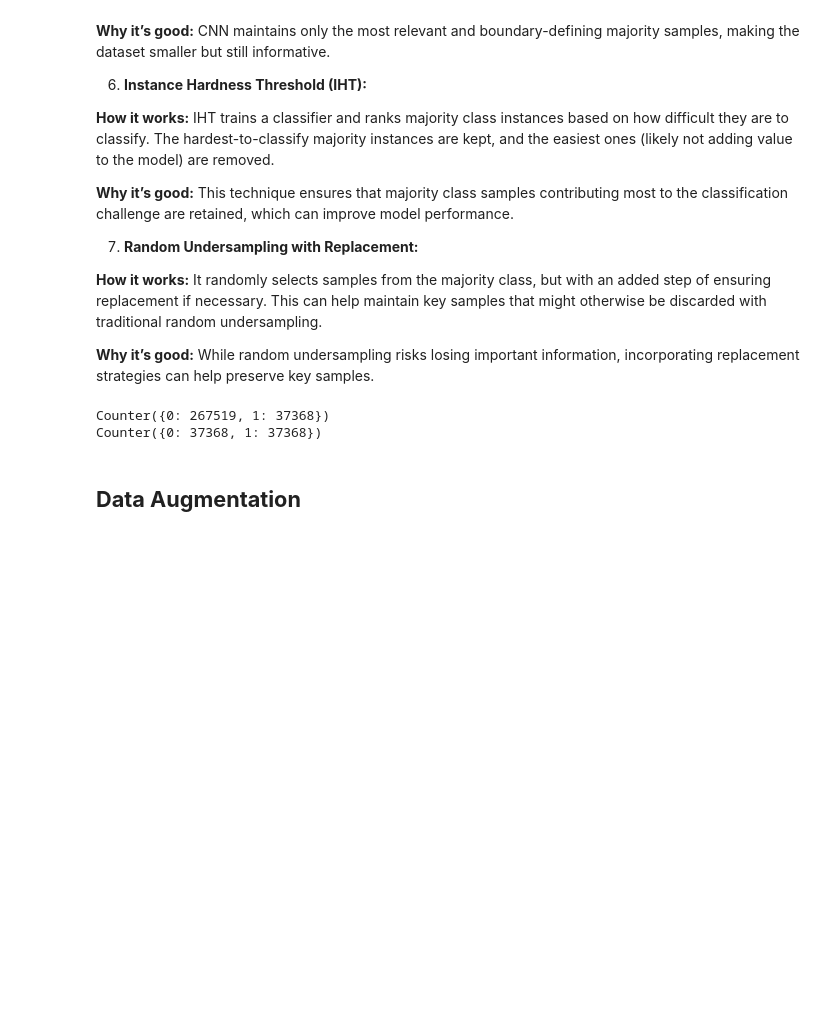
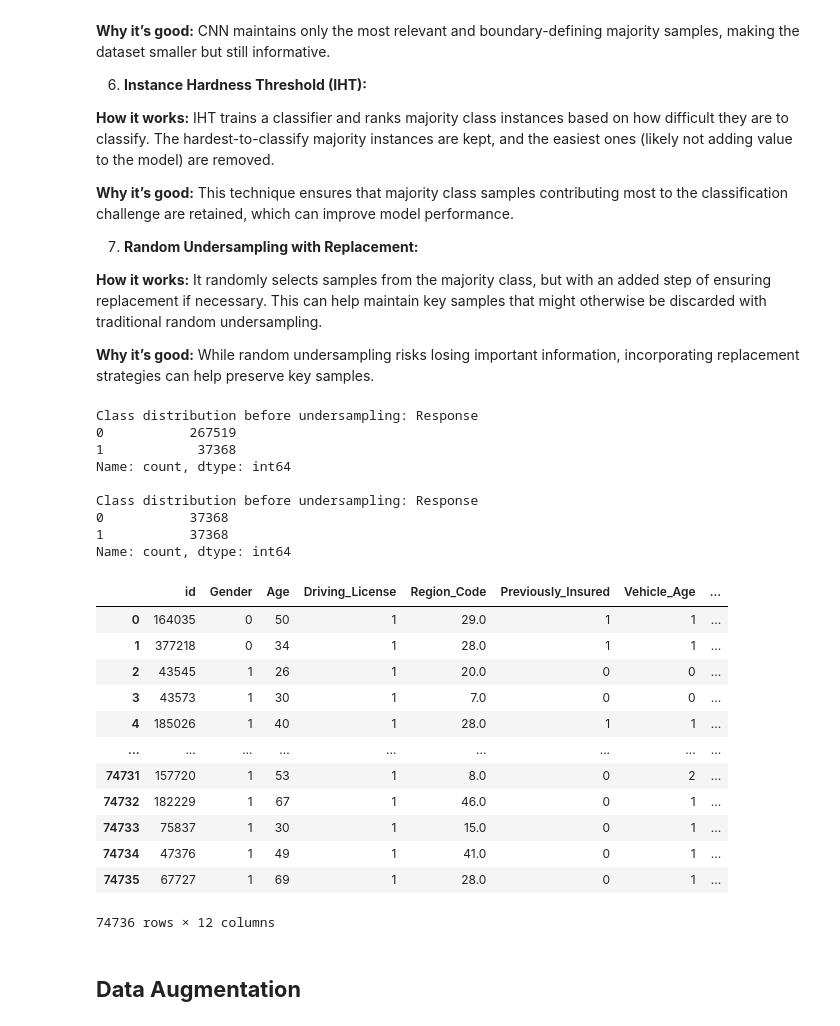
Before and after one commit to HugoTex98/Health-Insurance-Cross-Sell-Prediction, a Jupyter notebook: Health_Insurance_Cross_Sell_Prediction.ipynb, the cells around one changed output. Cells and saved outputs as stored; diff of their text form; code cells hidden in the pictures; blank space fills up the shorter version.

Commit message:
Health_Insurance_Cross_Sell_Prediction.ipynb with data_undersampling module Undersampling class imported to the notebook

```diff
--- a/Health_Insurance_Cross_Sell_Prediction.ipynb
+++ b/Health_Insurance_Cross_Sell_Prediction.ipynb
@@ -1041,25 +1042,36 @@ feature_engineering.categorical_encoding("Vehicle_Damage", {'No':int(0),
                                                             'Yes':int(1)})
 
 df_train_encoded = feature_engineering.df
-# %%
-# Undersample imbalanced dataset with NearMiss-3
-from collections import Counter
-from imblearn.under_sampling import NearMiss, ClusterCentroids
-
-# summarize class distribution
-counter = Counter(df_train_encoded["Response"])
-print(counter)
-# define the undersampling method
-undersample = NearMiss(version=3, n_neighbors_ver3=3)
-# transform the dataset
-X, y = undersample.fit_resample(df_train_encoded.drop(columns=["Response"]),
-                                df_train_encoded["Response"])
-# summarize the new class distribution
-counter = Counter(y)
-print(counter)
-# %% [output]
-Counter({0: 267519, 1: 37368})
-Counter({0: 37368, 1: 37368})
+# %%
+# Instantiate Data Undersampling object
+data_undersampling = Undersampling(df_train_encoded, "Response")
+# %%
+data_undersampling.near_miss_undersampling(1)
+df_train_und = data_undersampling.near_miss_df_train_modified
+df_train_und
+# %% [output]
+Class distribution before undersampling: Response
+0           267519
+1            37368
+Name: count, dtype: int64
+
+Class distribution before undersampling: Response
+0           37368
+1           37368
+Name: count, dtype: int64
+|  | id | Gender | Age | Driving_License | Region_Code | Previously_Insured | Vehicle_Age | ... |
+| 0 | 164035 | 0 | 50 | 1 | 29.0 | 1 | 1 | ... |
+| 1 | 377218 | 0 | 34 | 1 | 28.0 | 1 | 1 | ... |
+| 2 | 43545 | 1 | 26 | 1 | 20.0 | 0 | 0 | ... |
+| 3 | 43573 | 1 | 30 | 1 | 7.0 | 0 | 0 | ... |
+| 4 | 185026 | 1 | 40 | 1 | 28.0 | 1 | 1 | ... |
+| ... | ... | ... | ... | ... | ... | ... | ... | ... |
+| 74731 | 157720 | 1 | 53 | 1 | 8.0 | 0 | 2 | ... |
+| 74732 | 182229 | 1 | 67 | 1 | 46.0 | 0 | 1 | ... |
+| 74733 | 75837 | 1 | 30 | 1 | 15.0 | 0 | 1 | ... |
+| 74734 | 47376 | 1 | 49 | 1 | 41.0 | 0 | 1 | ... |
+| 74735 | 67727 | 1 | 69 | 1 | 28.0 | 0 | 1 | ... |
+74736 rows × 12 columns
 # %% [markdown]
 ## **Data Augmentation**
 # %% [markdown]
```
Also changed, not shown: parts of 10 cells of this notebook.
